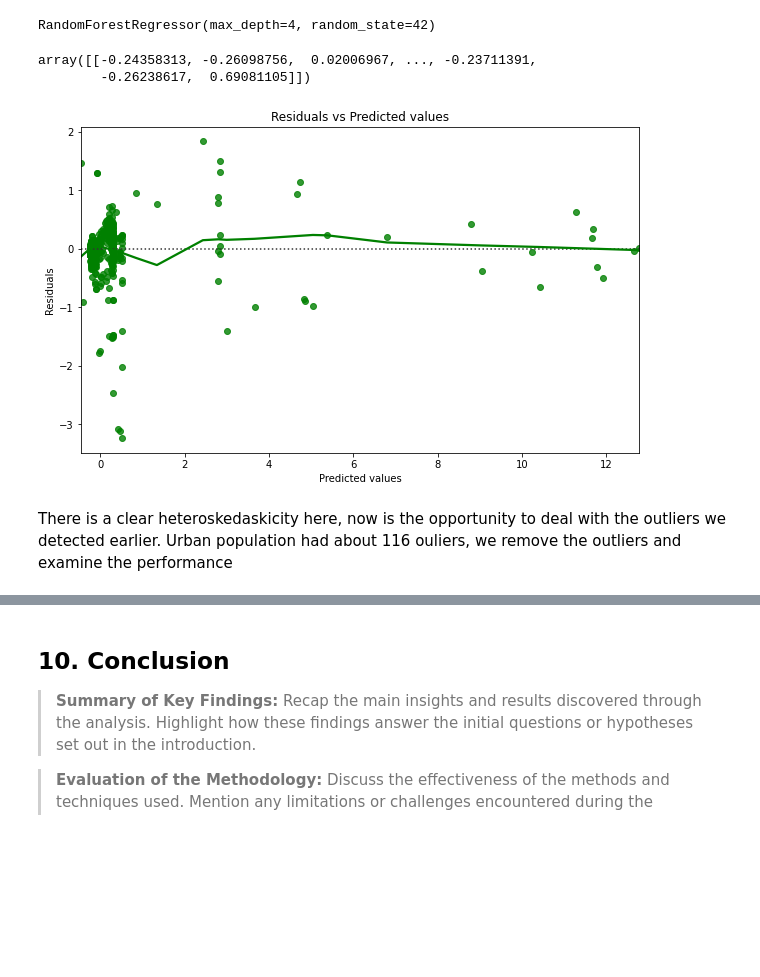
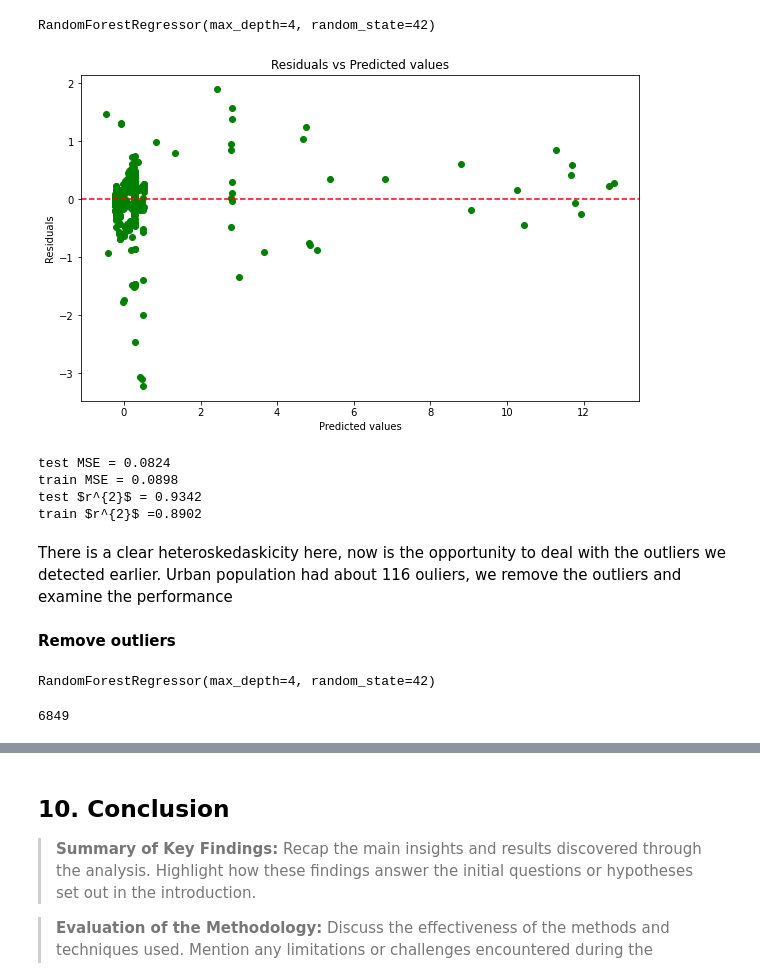
Before and after one commit to VuyiswaK/2401PTDS_Regression_Project, a Jupyter notebook: Project notebook.ipynb, the cells around one changed output, grey strips where cells are left out. Drawn from its saved outputs; the diff is of its cells as text; code cells hidden in the pictures; blank space fills up the shorter version.

```diff
--- a/Project notebook.ipynb
+++ b/Project notebook.ipynb
@@ -1149,23 +1091,33 @@ rf = RandomForestRegressor(random_state=42, max_depth=4)
 rf.fit(x_train,y_train)
 # %% [output]
 RandomForestRegressor(max_depth=4, random_state=42)
-# %%
-y_test.reshape(1,-1)
-# %% [output]
-array([[-0.24358313, -0.26098756,  0.02006967, ..., -0.23711391,
-        -0.26238617,  0.69081105]])
 # %%
+y_test.reshape(1,-1)
 y_pred = rf.predict(x_test)
 
 residuals = y_pred-y_test.reshape(1,-1)
 # Create a residual plot
 plt.figure(figsize=(10, 6))
-sns.residplot(x=y_pred, y=residuals, lowess=True, color="g")
+plt.scatter(x=y_pred, y=residuals, color = 'g')
+plt.axhline(y=0, color='r', linestyle='--',)
 plt.xlabel('Predicted values')
 plt.ylabel('Residuals')
 plt.title('Residuals vs Predicted values')
 plt.show()
 # %% [output]
-[figure, old version]
+[figure, new version]
-# %% [markdown]
-There is a clear heteroskedaskicity here, now is the opportunity to deal with the outliers we detected earlier. Urban population had about 116 ouliers, we remove the outliers and examine the performance
+# %%
+
+print('test MSE = ' + str(round(mean_squared_error(y_pred,y_test),4)))
+print('train MSE = ' + str (round(mean_squared_error(rf.predict(x_train),y_train),4)))
+print(r'test $r^{2}$ = '+ str(round(r2_score(y_pred,y_test),4)))
+print(r'train $r^{2}$ ='+ str(round(r2_score(rf.predict(x_train),y_train),4)))
+# %% [output]
+test MSE = 0.0824
+train MSE = 0.0898
+test $r^{2}$ = 0.9342
+train $r^{2}$ =0.8902
+# %% [markdown]
+There is a clear heteroskedaskicity here, now is the opportunity to deal with the outliers we detected earlier. Urban population had about 116 ouliers, we remove the outliers and examine the performance
+# %% [markdown]
+**Remove outliers**
@@ -1171,0 +1161,12 @@ There is a clear heteroskedaskicity here, now is the opportunity to deal with th
+# %%
+#create model object
+rf_improv = RandomForestRegressor(random_state=42, max_depth=4)
+
+# Train the model
+rf_improv.fit(x_train,y_train)
+# %% [output]
+RandomForestRegressor(max_depth=4, random_state=42)
+# %%
+len(df_copy)
+# %% [output]
+6849
```
Also changed, not shown: parts of 73 cells of this notebook.
